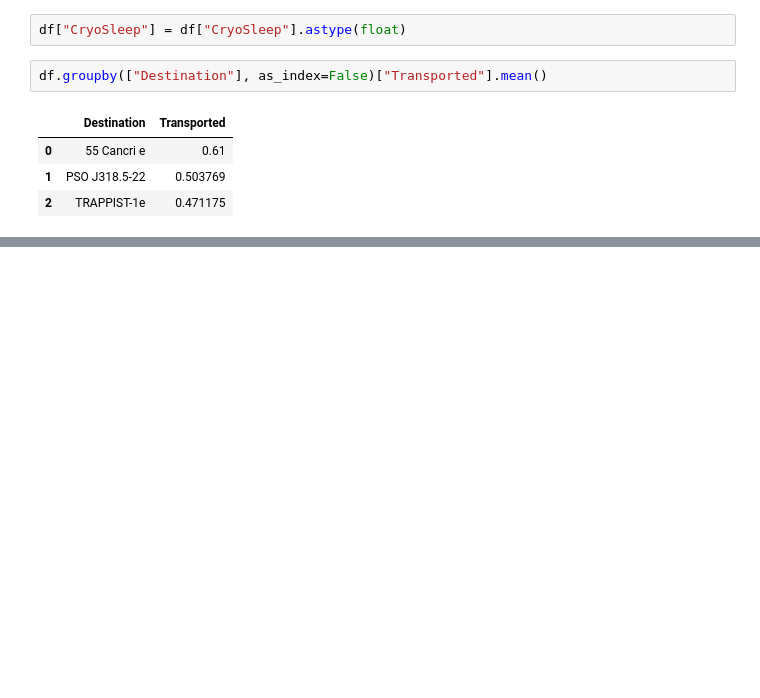
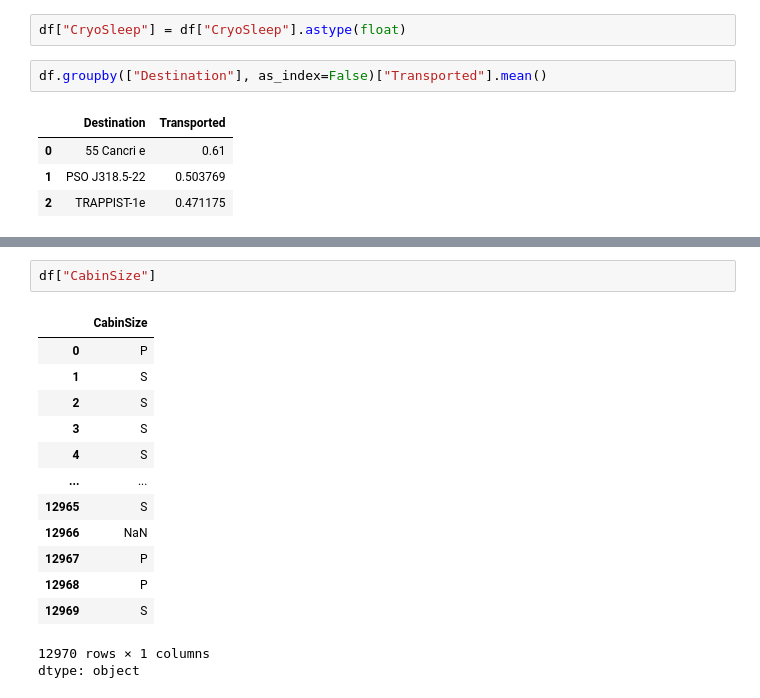
Before and after one commit to harsij01/spaceship-titanic, a Jupyter notebook: spaceship_titanic.ipynb, the cells around one changed output, grey strips where cells are left out. Cells and saved outputs as stored; diff of their text form; blank space fills up the shorter version.

```diff
--- a/spaceship_titanic.ipynb
+++ b/spaceship_titanic.ipynb
@@ -216,0 +279,17 @@ df.groupby(["Destination"], as_index=False)["Transported"].mean()
+# %%
+df["CabinSize"]
+# %% [output]
+|  | CabinSize |
+| 0 | P |
+| 1 | S |
+| 2 | S |
+| 3 | S |
+| 4 | S |
+| ... | ... |
+| 12965 | S |
+| 12966 | NaN |
+| 12967 | P |
+| 12968 | P |
+| 12969 | S |
+12970 rows × 1 columns
+dtype: object
```
Also changed, not shown: parts of 9 cells of this notebook.
